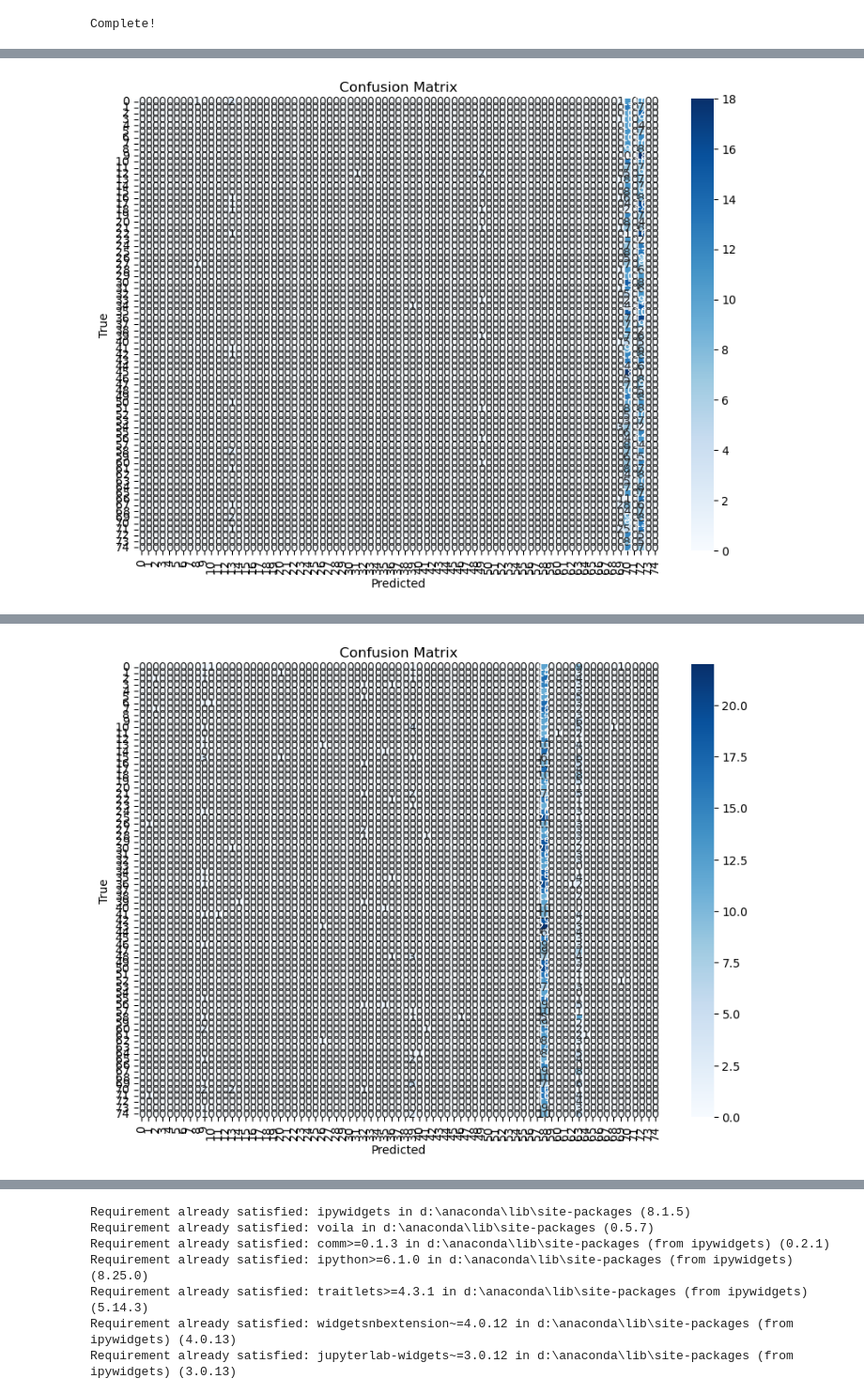
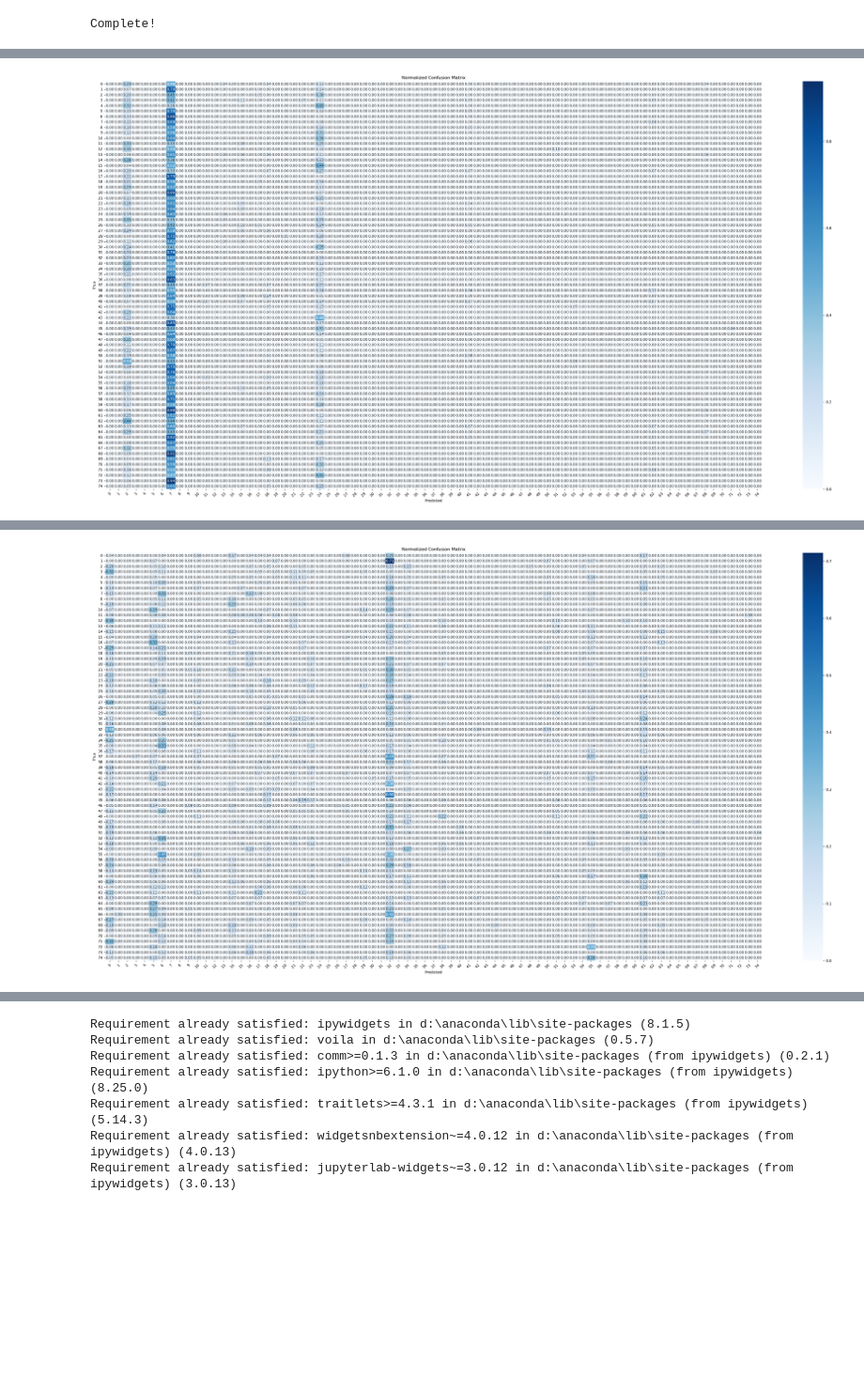
Before and after one commit to mrgamebus/SD7502-Project2-2220115_2220145, a Jupyter notebook: 2220115&2220145_Assignment2_SD7502.ipynb, the cells around one changed output, grey strips where cells are left out. Shown at 94% size. Saved outputs shown, nothing was run; the diff lists cells and outputs as text; code cells hidden in the pictures; blank space fills up the shorter version.

Commit message:
Webserver & matrix changes
The webserver now also predicts the butterfly species as well.

Confusion matrix has been refined for better readability.

```diff
--- a/2220115&2220145_Assignment2_SD7502.ipynb
+++ b/2220115&2220145_Assignment2_SD7502.ipynb
@@ -551,50 +551,44 @@ import seaborn as sns
 import matplotlib.pyplot as plt
 import numpy as np
 
-# Function to evaluate the model on the validation or test set
+#Function to evaluate the models using a confusion matrix
 def evaluate_model(model, dataloader, criterion, device):
-    model.eval()  # Set the model to evaluation mode
+    model.eval()
     true_labels = []
     pred_labels = []
     total_loss = 0.0
 
-    with torch.no_grad():  # Disable gradient computation for evaluation
+    with torch.no_grad():
         for inputs, labels in dataloader:
             inputs, labels = inputs.to(device), labels.to(device)
-
-            # Forward pass
             outputs = model(inputs)
             loss = criterion(outputs, labels)
             total_loss += loss.item() * inputs.size(0)
 
-            # Get predictions
-            _, preds = torch.max(outputs, 1)  # Get class index with highest score
+            _, preds = torch.max(outputs, 1)
             true_labels.extend(labels.cpu().numpy())
             pred_labels.extend(preds.cpu().numpy())
 
-    # Calculate average loss
+    #Calculations for average loss, accuracy, precision, recall, and f1
     avg_loss = total_loss / len(dataloader.dataset)
-
-    # Calculate metrics
     accuracy = accuracy_score(true_labels, pred_labels)
-    precision = precision_score(true_labels, pred_labels, average='weighted')  # Weighted for multiclass
-    recall = recall_score(true_labels, pred_labels, average='weighted')
+    precision = precision_score(true_labels, pred_labels, average='weighted', zero_division=0)
+    recall = recall_score(true_labels, pred_labels, average='weighted', zero_division=0)
     f1 = f1_score(true_labels, pred_labels, average='weighted')
 
-    # Print evaluation results
+    #Prints the values of each model
     print(f"Loss: {avg_loss:.4f}, Accuracy: {accuracy:.4f}, Precision: {precision:.4f}, Recall: {recall:.4f}, F1-Score: {f1:.4f}")
 
-    # Confusion matrix
-    cm = confusion_matrix(true_labels, pred_labels)
-
-    # Plot confusion matrix
-    plt.figure(figsize=(10, 7))
-    sns.heatmap(cm, annot=True, fmt='d', cmap='Blues', xticklabels=np.unique(true_labels), yticklabels=np.unique(true_labels))
+    #Normalize the confusion matrix
+    cm = confusion_matrix(true_labels, pred_labels, normalize='true')
+    plt.figure(figsize=(40, 20))
+    sns.heatmap(cm, annot=True, fmt='.2f', cmap='Blues', xticklabels=np.unique(true_labels), yticklabels=np.unique(true_labels))
     plt.xlabel('Predicted')
     plt.ylabel('True')
-    plt.title('Confusion Matrix')
+    plt.title('Normalized Confusion Matrix')
+    plt.xticks(rotation=45)
+    plt.yticks(rotation=0)
     plt.show()
-
 
 evaluate_model(model1, val_loader, criterion, device)
 evaluate_model(model2, val_loader, criterion, device)
@@ -604 +598 @@ Loss: 4.3190, Accuracy: 0.0108, Precision: 0.0004, Recall: 0.0108, F1-Score: 0.0
-[figure, old version]
+[figure, new version]
@@ -606 +600 @@ Loss: 4.3270, Accuracy: 0.0054, Precision: 0.0094, Recall: 0.0054, F1-Score: 0.0
-[figure, old version]
+[figure, new version]
```
Also changed, not shown: parts of 12 cells of this notebook.
